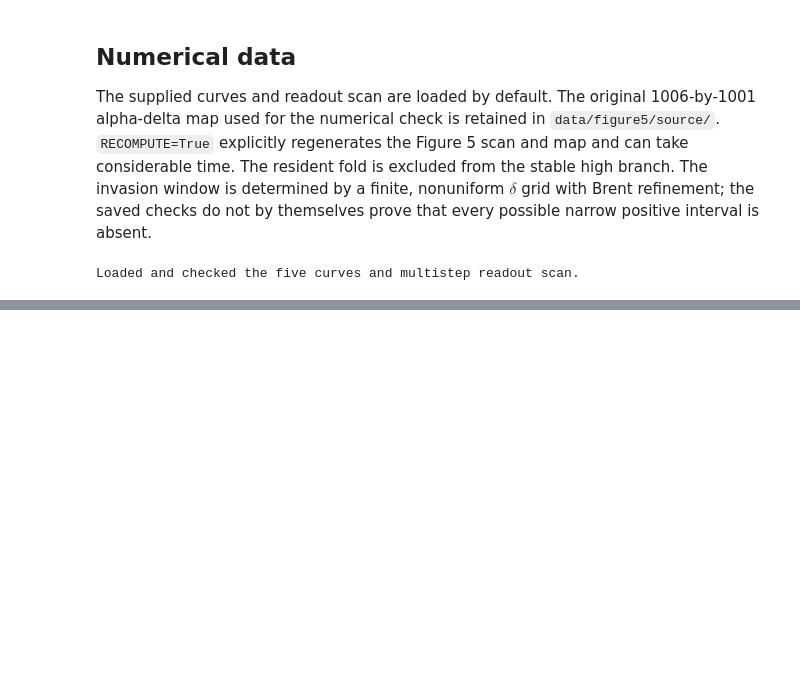
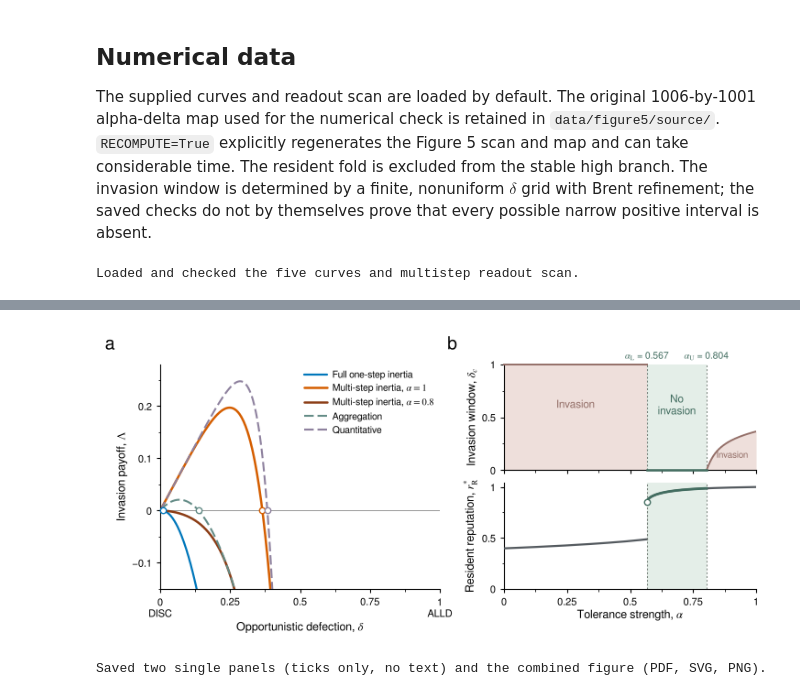
Before and after one commit to JoeWynn7/IR_paper, a Jupyter notebook: verified/figure5_ed7/Figure5_Opportunistic_Invasion.ipynb, the cells around one changed output, grey strips where cells are left out. Saved outputs shown, nothing was run; the diff lists cells and outputs as text; code cells hidden in the pictures; blank space fills up the shorter version.

```diff
--- a/verified/figure5_ed7/Figure5_Opportunistic_Invasion.ipynb
+++ b/verified/figure5_ed7/Figure5_Opportunistic_Invasion.ipynb
@@ -485,0 +544,47 @@ Saved two panels and their combined figure in PDF and SVG.
+# %%
+margin = .3
+
+# Single panels for manual assembly: tick marks only, no numbers or text.
+fig = plt.figure(figsize=(A_AXES[0] + 2 * margin, A_AXES[1] + 2 * margin))
+ax = inch_axes(fig, margin, margin, *A_AXES)
+draw_panel_a(ax, labels=False)
+save_figure(fig, 'panel_a')
+plt.close(fig)
+
+fig = plt.figure(figsize=(B_AXES[0] + 2 * margin, 2 * B_AXES[1] + B_GAP + 2 * margin))
+bottom = inch_axes(fig, margin, margin, *B_AXES)
+top = inch_axes(fig, margin, margin + B_AXES[1] + B_GAP, *B_AXES, sharex=bottom)
+draw_panel_b(top, bottom, labels=False)
+save_figure(fig, 'panel_b')
+plt.close(fig)
+
+
+def make_combined_figure():
+    fig = plt.figure(figsize=COMBINED_SIZE)
+    W, H = COMBINED_SIZE
+    base = .52                                   # bottom of both panels (room for the x labels)
+
+    ax = inch_axes(fig, .62, base, *A_AXES)
+    draw_panel_a(ax)
+
+    left_b = W - .08 - B_AXES[0]
+    bottom = inch_axes(fig, left_b, base, *B_AXES)
+    top = inch_axes(fig, left_b, base + B_AXES[1] + B_GAP, *B_AXES, sharex=bottom)
+    draw_panel_b(top, bottom)
+
+    top_edge = base + A_AXES[1]                  # panel a and panel b share their top edge
+    assert abs(top_edge - (base + 2 * B_AXES[1] + B_GAP)) < 1e-9
+    panel_letter(fig, 'a', .02, top_edge + .32)
+    panel_letter(fig, 'b', left_b - .62, top_edge + .32)
+    return fig
+
+
+fig = make_combined_figure()
+save_figure(fig, 'Figure5_combined', png=True)
+plt.show()
+plt.close(fig)
+assert len(list(FIGURES.glob('*.pdf'))) == len(list(FIGURES.glob('*.svg'))) == 3
+print('Saved two single panels (ticks only, no text) and the combined figure (PDF, SVG, PNG).')
+# %% [output]
+[figure, added]
+Saved two single panels (ticks only, no text) and the combined figure (PDF, SVG, PNG).
```
Also changed, not shown: parts of 6 cells of this notebook, 12 other files.
